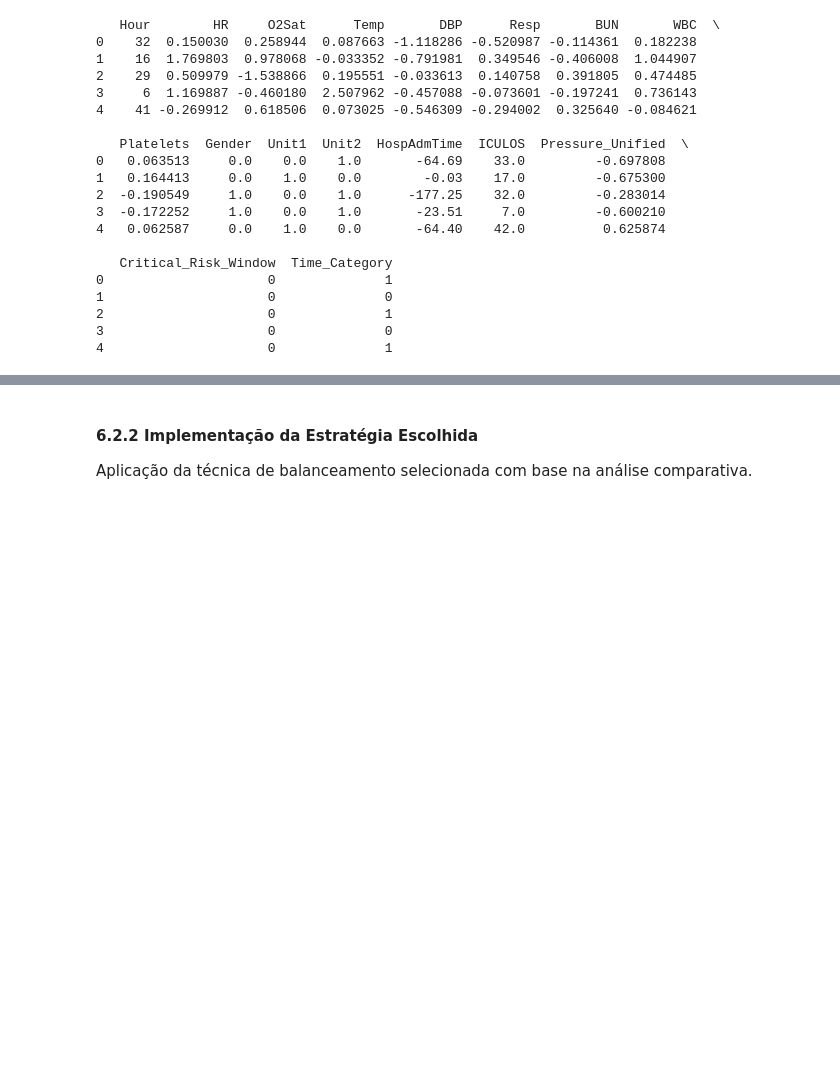
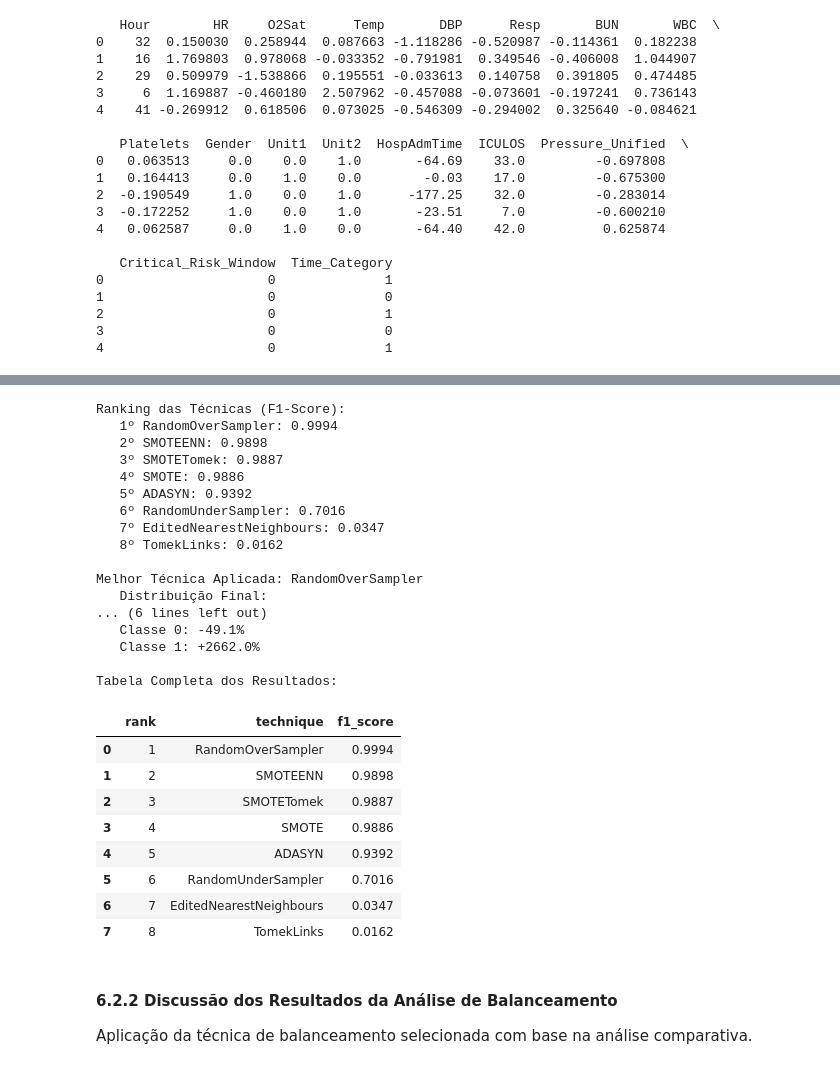
Before and after one commit to marquesgbr/data-mining-proj-crisp-dm, a Jupyter notebook: 2-data-prep-sepsis.ipynb, the cells around one changed output, grey strips where cells are left out. Cells and saved outputs as stored; diff of their text form; code cells hidden in the pictures; blank space fills up the shorter version.

```diff
--- a/2-data-prep-sepsis.ipynb
+++ b/2-data-prep-sepsis.ipynb
@@ -2030,4 +2134,75 @@ pass
+# %%
+# Exibir resultados da análise de balanceamento
+if balancing_results:
+    results_df = pd.DataFrame(balancing_results)
+    results_df = results_df.sort_values('f1_score', ascending=False)
+    results_df['rank'] = range(1, len(results_df) + 1)
+
+
+    # Mostrar distribuição original
+    original_counts = y_sample.value_counts().sort_index()
+    original_props = original_counts / original_counts.sum()
+
+    # Mostrar ranking das técnicas
+    print(f"\nRanking das Técnicas (F1-Score):")
+    for i, row in results_df.iterrows():
+        print(f"   {row['rank']}º {row['technique']}: {row['f1_score']:.4f}")
+
+    # Mostrar comparação final
+    final_counts = pd.Series(y_train_balanced).value_counts().sort_index()
+    final_props = final_counts / final_counts.sum()
+    final_ratio = final_counts[0] / final_counts[1] if len(final_counts) > 1 else 1
+
+    print(f"\nMelhor Técnica Aplicada: {best_technique_name}")
+    print(f"   Distribuição Final:")
+    print(f"   Classe 0 (Sem Sepse): {final_counts[0]:,} ({final_props[0]:.1%})")
+    print(f"   Classe 1 (Com Sepse): {final_counts[1]:,} ({final_props[1]:.1%})")
+    print(f"   Nova Razão: {final_ratio:.1f}:1")
+    print(f"   Tamanho do Dataset: {len(y_train_balanced):,} registros")
+
+    # Mostra mudanças percentuais
+    prop_change_0 = ((final_props[0] - original_props[0]) / original_props[0]) * 100
+    prop_change_1 = ((final_props[1] - original_props[1]) / original_props[1]) * 100
+
+    print(f"\nMudanças na Distribuição:")
+    print(f"   Classe 0: {prop_change_0:+.1f}%")
+    print(f"   Classe 1: {prop_change_1:+.1f}%")
+
+
+    # Mostrar DataFrame com todos os resultados
+    print("\nTabela Completa dos Resultados:")
+    display(results_df[['rank', 'technique', 'f1_score']].round(4))
+
+else:
+    print("Nenhum resultado de balanceamento encontrado")
+# %% [output]
+Ranking das Técnicas (F1-Score):
+   1º RandomOverSampler: 0.9994
+   2º SMOTEENN: 0.9898
+   3º SMOTETomek: 0.9887
+   4º SMOTE: 0.9886
+   5º ADASYN: 0.9392
+   6º RandomUnderSampler: 0.7016
+   7º EditedNearestNeighbours: 0.0347
+   8º TomekLinks: 0.0162
+
+Melhor Técnica Aplicada: RandomOverSampler
+   Distribuição Final:
+... (6 lines left out)
+   Classe 0: -49.1%
+   Classe 1: +2662.0%
+
+Tabela Completa dos Resultados:
+|  | rank | technique | f1_score |
+| 0 | 1 | RandomOverSampler | 0.9994 |
+| 1 | 2 | SMOTEENN | 0.9898 |
+| 2 | 3 | SMOTETomek | 0.9887 |
+| 3 | 4 | SMOTE | 0.9886 |
+| 4 | 5 | ADASYN | 0.9392 |
+| 5 | 6 | RandomUnderSampler | 0.7016 |
+| 6 | 7 | EditedNearestNeighbours | 0.0347 |
+| 7 | 8 | TomekLinks | 0.0162 |
 # %% [markdown]
-#### 6.2.2 Implementação da Estratégia Escolhida
+#### 6.2.2 Discussão dos Resultados da Análise de Balanceamento
 
 Aplicação da técnica de balanceamento selecionada com base na análise comparativa.
```
Also changed, not shown: parts of 17 cells of this notebook.
